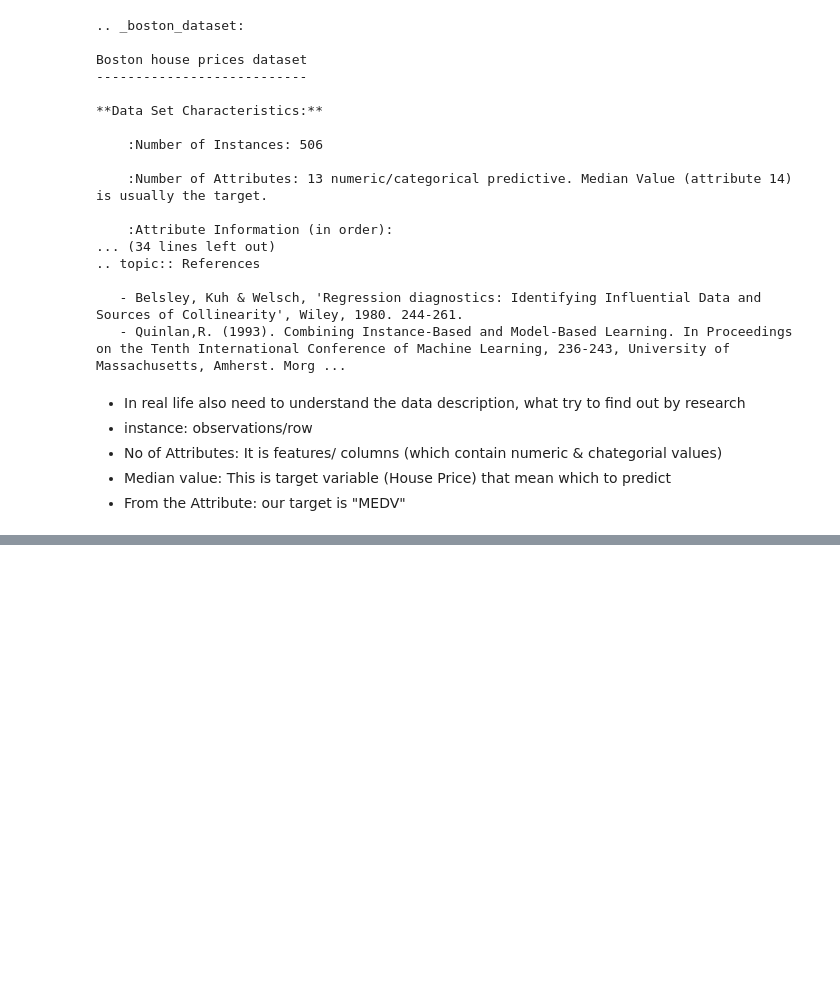
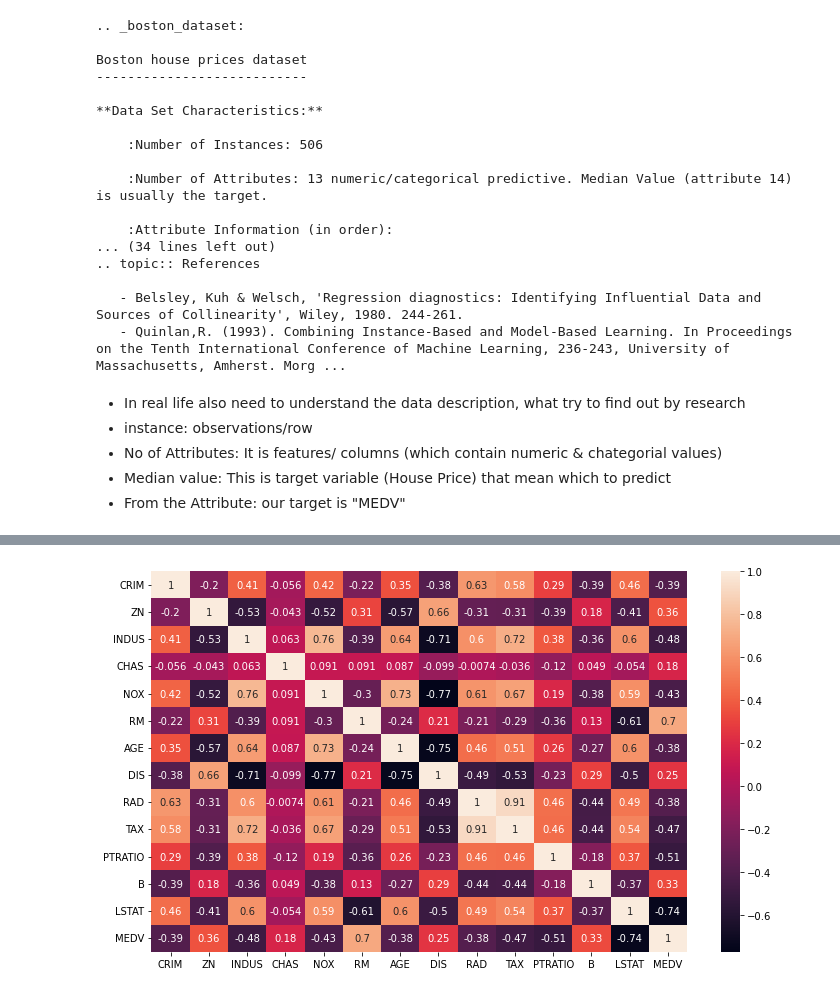
Before and after one commit to Maruf2309/MachineLearning, a Jupyter notebook: 23_1005_Regression_boston_houseprice.ipynb, the cells around one changed output, grey strips where cells are left out. Saved outputs shown, nothing was run; the diff lists cells and outputs as text; code cells hidden in the pictures; blank space fills up the shorter version.

```diff
--- a/23_1005_Regression_boston_houseprice.ipynb
+++ b/23_1005_Regression_boston_houseprice.ipynb
@@ -49,0 +237,4 @@ Boston house prices dataset
+# %%
+# Check & Verify Correlation
+corr = df.corr()
+corr
@@ -49,0 +257,6 @@ Boston house prices dataset
+# %%
+plt.figure(figsize=(12,7))
+sns.heatmap(corr, annot=True) # annot add corr value
+plt.show()
+# %% [output]
+[figure, added]
```
Also changed, not shown: parts of 26 cells of this notebook.
